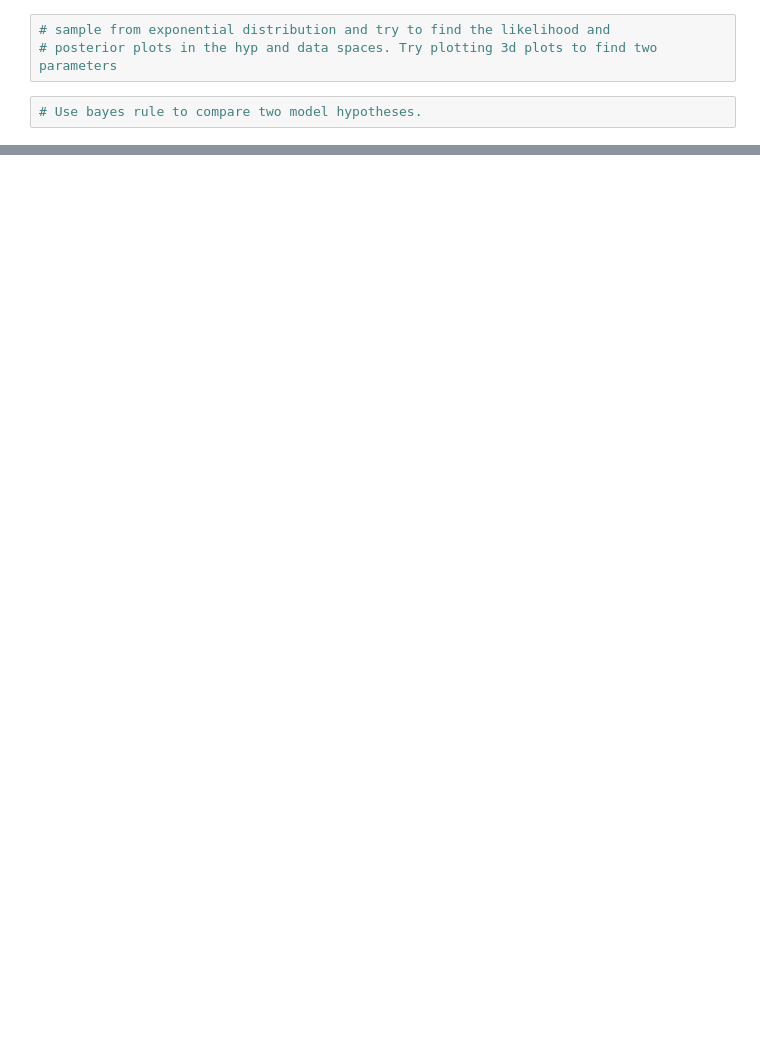
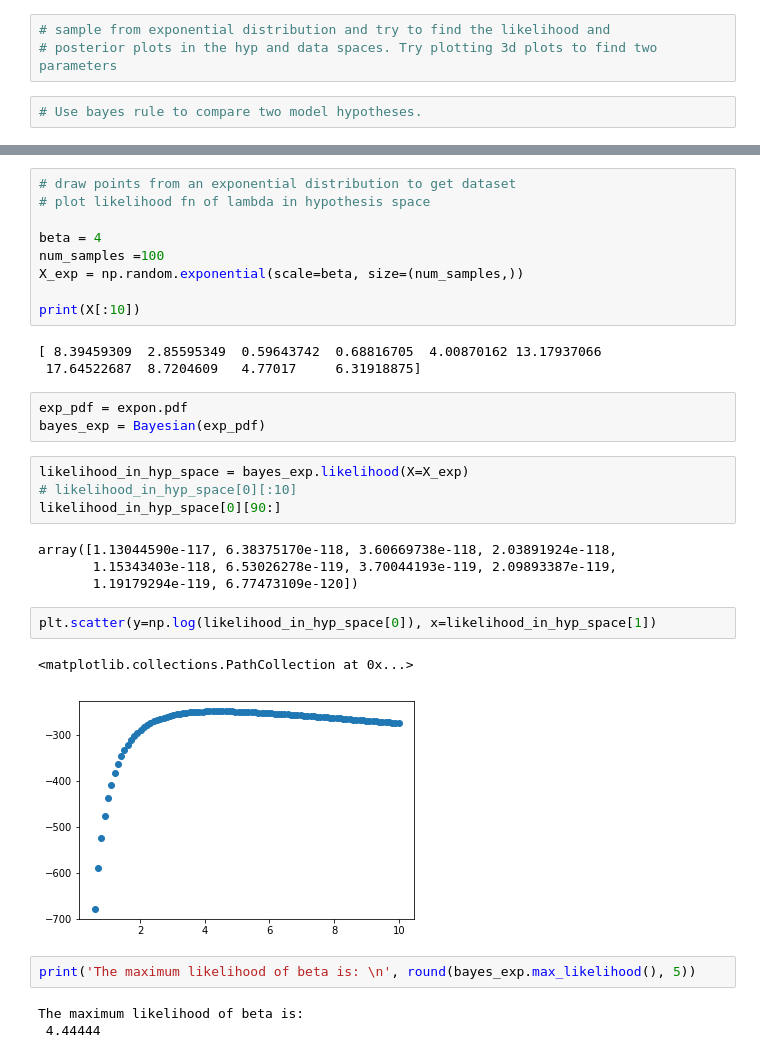
Before and after one commit to olwflynn/Learning, a Jupyter notebook: Bayesian learning - Decoders and Inference.ipynb, the cells around one changed output, grey strips where cells are left out. Saved outputs shown, nothing was run; the diff lists cells and outputs as text; blank space fills up the shorter version.

```diff
--- a/Bayesian learning - Decoders and Inference.ipynb
+++ b/Bayesian learning - Decoders and Inference.ipynb
@@ -31,0 +90,33 @@ bayes = Bayesian()
+# %%
+# draw points from an exponential distribution to get dataset
+# plot likelihood fn of lambda in hypothesis space
+
+beta = 4
+num_samples =100
+X_exp = np.random.exponential(scale=beta, size=(num_samples,))
+
+print(X[:10])
+# %% [output]
+[ 8.39459309  2.85595349  0.59643742  0.68816705  4.00870162 13.17937066
+ 17.64522687  8.7204609   4.77017     6.31918875]
+# %%
+exp_pdf = expon.pdf
+bayes_exp = Bayesian(exp_pdf)
+# %%
+likelihood_in_hyp_space = bayes_exp.likelihood(X=X_exp)
+# likelihood_in_hyp_space[0][:10]
+likelihood_in_hyp_space[0][90:]
+# %% [output]
+array([1.13044590e-117, 6.38375170e-118, 3.60669738e-118, 2.03891924e-118,
+       1.15343403e-118, 6.53026278e-119, 3.70044193e-119, 2.09893387e-119,
+       1.19179294e-119, 6.77473109e-120])
+# %%
+plt.scatter(y=np.log(likelihood_in_hyp_space[0]), x=likelihood_in_hyp_space[1])
+# %% [output]
+<matplotlib.collections.PathCollection at 0x...>
+[figure, added]
+# %%
+print('The maximum likelihood of beta is: \n', round(bayes_exp.max_likelihood(), 5))
+# %% [output]
+The maximum likelihood of beta is:
+ 4.44444
```
Also changed, not shown: parts of 13 cells of this notebook.
